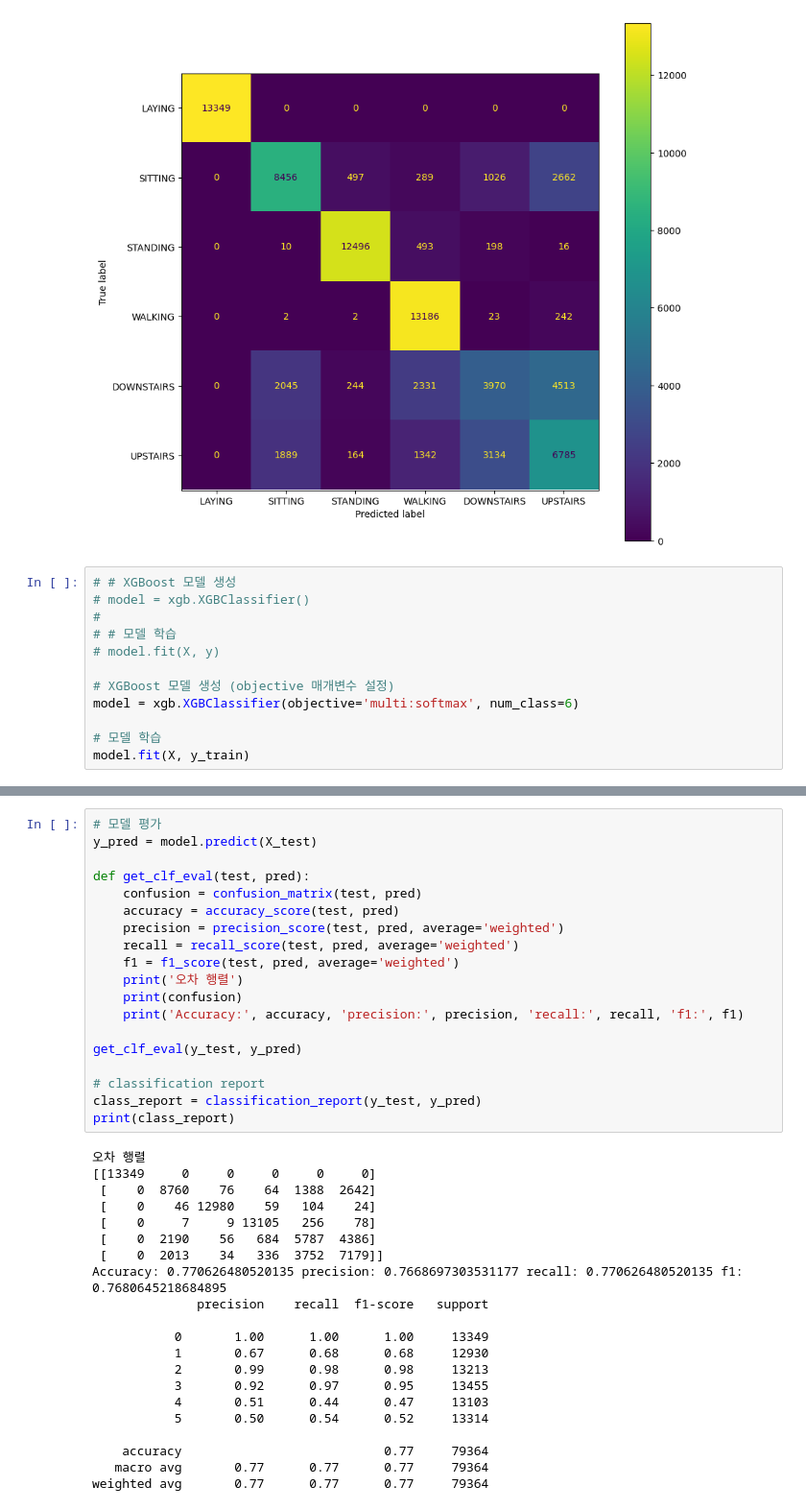
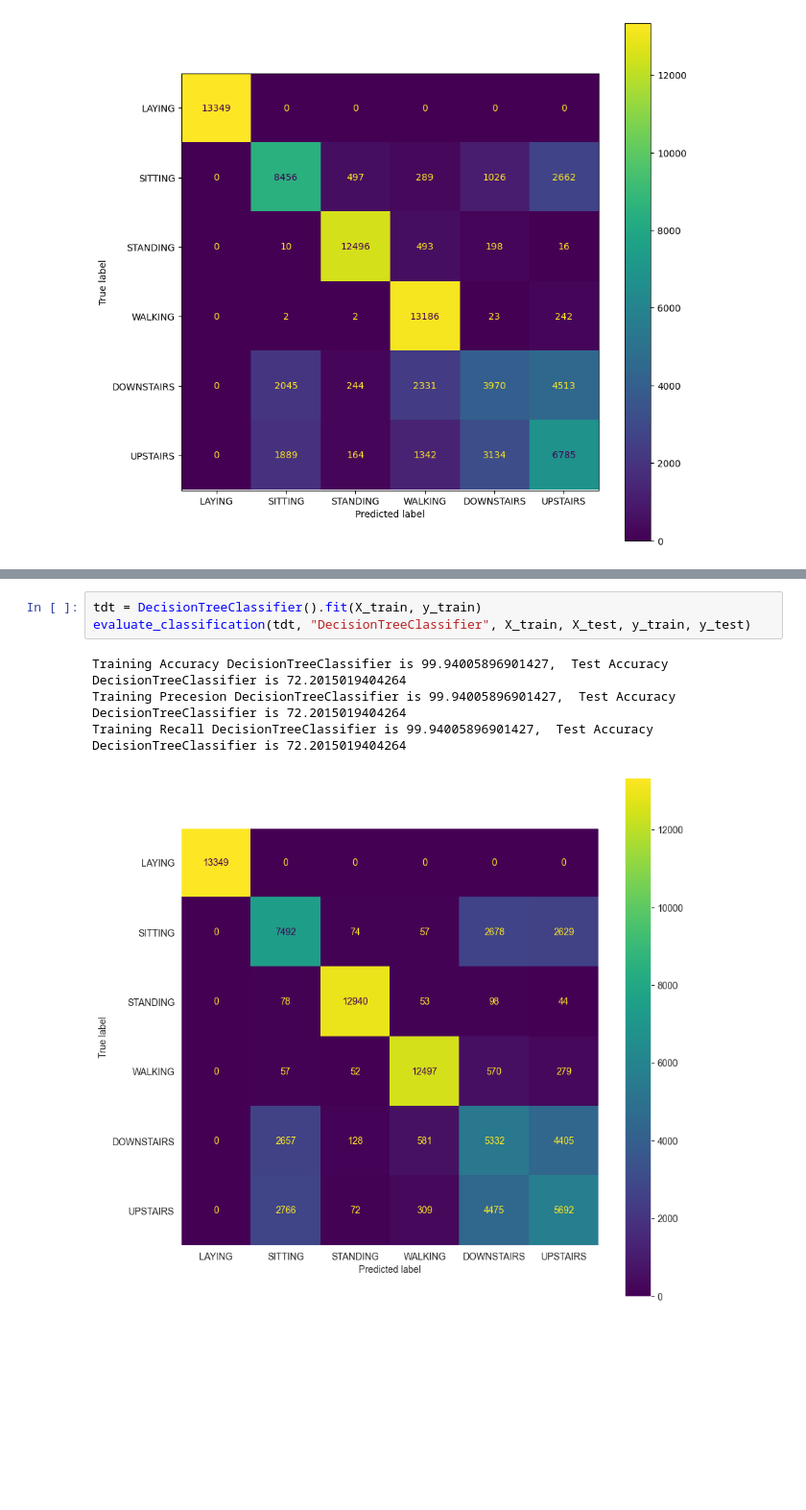
Before and after one commit to DANU011/pytorch, a Jupyter notebook: DA/5주차/notebooks/04_model.ipynb, the cells around one changed output, grey strips where cells are left out. Shown at 96% size. Drawn from its saved outputs; the diff is of its cells as text; blank space fills up the shorter version.

```diff
--- a/DA/5주차/notebooks/04_model.ipynb
+++ b/DA/5주차/notebooks/04_model.ipynb
@@ -334,15 +334,3 @@ Training Accuracy RBF SVC is 73.31004093270404,  Test Accuracy RBF SVC is 73.385
 Training Precesion RBF SVC is 73.31004093270404,  Test Accuracy RBF SVC is 73.38591804848545
 Training Recall RBF SVC is 73.31004093270404,  Test Accuracy RBF SVC is 73.38591804848545
 [figure]
-# %%
-# # XGBoost 모델 생성
-# model = xgb.XGBClassifier()
-#
-# # 모델 학습
-# model.fit(X, y)
-
-# XGBoost 모델 생성 (objective 매개변수 설정)
-model = xgb.XGBClassifier(objective='multi:softmax', num_class=6)
-
-# 모델 학습
-model.fit(X, y_train)
@@ -361,40 +337,8 @@ XGBClassifier(base_score=None, booster=None, callbacks=None,
-# %%
-# 모델 평가
-y_pred = model.predict(X_test)
-
-def get_clf_eval(test, pred):
-    confusion = confusion_matrix(test, pred)
-    accuracy = accuracy_score(test, pred)
-    precision = precision_score(test, pred, average='weighted')
-    recall = recall_score(test, pred, average='weighted')
-    f1 = f1_score(test, pred, average='weighted')
-    print('오차 행렬')
-    print(confusion)
-    print('Accuracy:', accuracy, 'precision:', precision, 'recall:', recall, 'f1:', f1)
-
-get_clf_eval(y_test, y_pred)
-
-# classification report
-class_report = classification_report(y_test, y_pred)
-print(class_report)
-# %% [output]
-오차 행렬
-[[13349     0     0     0     0     0]
- [    0  8760    76    64  1388  2642]
- [    0    46 12980    59   104    24]
- [    0     7     9 13105   256    78]
- [    0  2190    56   684  5787  4386]
- [    0  2013    34   336  3752  7179]]
-Accuracy: 0.770626480520135 precision: 0.7668697303531177 recall: 0.770626480520135 f1: 0.7680645218684895
-              precision    recall  f1-score   support
-
-           0       1.00      1.00      1.00     13349
-           1       0.67      0.68      0.68     12930
-           2       0.99      0.98      0.98     13213
-           3       0.92      0.97      0.95     13455
-           4       0.51      0.44      0.47     13103
-           5       0.50      0.54      0.52     13314
-
-    accuracy                           0.77     79364
-   macro avg       0.77      0.77      0.77     79364
-weighted avg       0.77      0.77      0.77     79364
+# %%
+tdt = DecisionTreeClassifier().fit(X_train, y_train)
+evaluate_classification(tdt, "DecisionTreeClassifier", X_train, X_test, y_train, y_test)
+# %% [output]
+Training Accuracy DecisionTreeClassifier is 99.94005896901427,  Test Accuracy DecisionTreeClassifier is 72.2015019404264
+Training Precesion DecisionTreeClassifier is 99.94005896901427,  Test Accuracy DecisionTreeClassifier is 72.2015019404264
+Training Recall DecisionTreeClassifier is 99.94005896901427,  Test Accuracy DecisionTreeClassifier is 72.2015019404264
+[figure, added]
```
Also changed, not shown: parts of 4 cells of this notebook, 6 other files.
